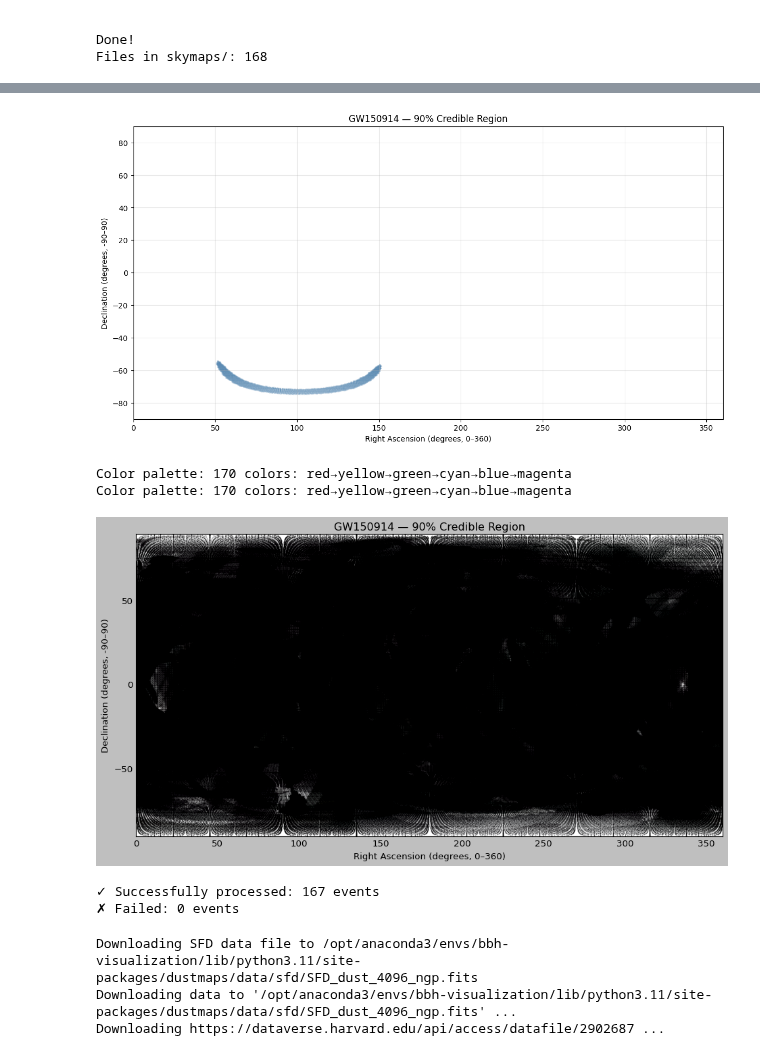
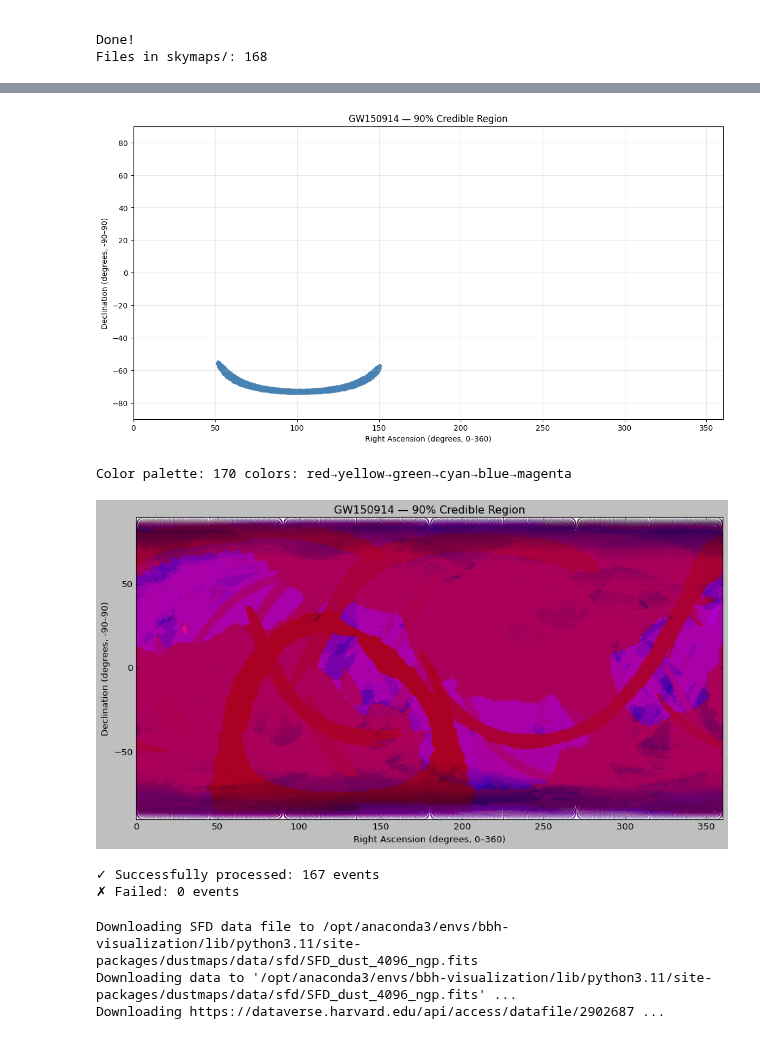
Before and after one commit to ZoeyZhu2/BBH-Visualization, a Jupyter notebook: bbh_visualization.ipynb, the cells around one changed output, grey strips where cells are left out. Saved outputs shown, nothing was run; the diff lists cells and outputs as text; code cells hidden in the pictures.

```diff
--- a/bbh_visualization.ipynb
+++ b/bbh_visualization.ipynb
@@ -38,3 +21,5 @@ Note that this will delete your configuration! For example, if you have specifie
+# %%
+target_nside = 1024  # everything gets brought up to this. This is so I can do pixel by pixel comparisons
 # %%
 #Cell 2: getting all GWTC events
 url = "https://gwosc.org/api/v2/catalogs/GWTC/events"
@@ -268,6 +253,7 @@ os.remove("skymaps/_inspect.tar.gz")
 # %%
 #Cell 8: Loading one skymap (GW150914) to inspect
 # Peek inside the file first
+test_file = "skymaps/GW150914_skymap.fits"
 with fits.open(test_file) as hdul:
     hdul.info()
     print(hdul[1].columns)
@@ -297,6 +283,10 @@ Sum (should be ~1.0): 1.000000
 #Cell 9: Plot a single skymap (GW150914) as equirectangular projection
 # Convert from nested to ring ordering (required for mollview/cartview)
 skymap_ring = hp.reorder(skymap, n2r=True)
+# Resample to target_nside BEFORE computing 90% region
+skymap_ring = hp.ud_grade(skymap_ring, target_nside, order_in='RING', order_out='RING')
+skymap_ring /= skymap_ring.sum()  # renormalize after resampling
+
 
 # Equirectangular projection
 hp.cartview(
@@ -325,9 +315,8 @@ confidence_map = np.zeros(len(skymap_ring)) #reates a new array of zeros, same l
 confidence_map[sorted_indices[:threshold]] = 1.0 #make binary map where every pixel up to the threshold is set to 1.0
 
 # Convert every pixel center to (ra, dec) coordinates to plot as scatter plot
-nside = hp.npix2nside(len(confidence_map)) #Determines the HEALPix resolution level (NSIDE) from the total number of pixels.
-npix = len(confidence_map) #total pixel count
-theta, phi = hp.pix2ang(nside, np.arange(npix), nest=False) #Converts all pixel indices to spherical coordinates: theta (colatitude) and phi (longitude)
+npix = hp.nside2npix(target_nside)
+theta, phi = hp.pix2ang(target_nside, np.arange(npix), nest=False) #Converts all pixel indices to spherical coordinates: theta (colatitude) and phi (longitude)
 
 # healpy uses physics convention: theta=colatitude (0=north pole), phi=longitude
 #Convert from HEALPix's physics convention to astronomical coordinates (RA/Dec).
@@ -347,16 +336,16 @@ plt.ylim(-90, 90)
 plt.grid(True, alpha=0.3)
 plt.show()
 # %% [output]
-[figure, old version]
+[figure, new version]
 # %%
 #Cell 11: Plot all BBH events on one master equirectangular map
 
 #master plot:
+plt.style.use('classic')
 plt.figure(figsize=(14, 7))
 plt.xlabel("Right Ascension (degrees, 0–360)")
 plt.ylabel("Declination (degrees, -90–90)")
 plt.title("GW150914 — 90% Credible Region")
-plt.style.use('classic')
 #Sets axis ranges to match standard astronomical coordinates.
 plt.xlim(0, 360)
 plt.ylim(-90, 90)
@@ -389,43 +378,50 @@ for i, filename in enumerate(skymap_files):
         #convert to ring ordering
         skymap_ring = hp.reorder(skymap_nested, n2r=True)
 
+        # Resample to target_nside BEFORE computing 90% region
+        skymap_ring = hp.ud_grade(skymap_ring, target_nside, order_in='RING', order_out='RING')
+        skymap_ring /= skymap_ring.sum()  # renormalize after resampling
+
         #compute 90% credible region
         sorted_indices = np.argsort(skymap_ring)[::-1]
         #returns the indices that would sort the array from lowest to highest. [::-1] reverses it so it's highest to lowest.
         cumsum = np.cumsum(skymap_ring[sorted_indices])  #an array containing running total of probability (cumulative sums)
         threshold = cumsum.searchsorted(0.90)  # how many pixels to reach 90%, ie the index of cumsum where we reach 0.9
 
         # Make a binary map: 1 inside 90% region, 0 outside
         confidence_map = np.zeros(len(skymap_ring)) #reates a new array of zeros, same length as the skymap.
         confidence_map[sorted_indices[:threshold]] = 1.0 #make binary map where every pixel up to the threshold is set to 1.0
 
         # Convert pixels to RA/Dec coordinates
-        nside = hp.npix2nside(len(confidence_map)) #Determines the HEALPix resolution level (NSIDE) from the total number of pixels.
-        npix = len(confidence_map) #total pixel count
-        theta, phi = hp.pix2ang(nside, np.arange(npix), nest=False) #Converts all pixel indices to spherical coordinates: theta (colatitude) and phi (longitude)
+        npix = hp.nside2npix(target_nside)
+        theta, phi = hp.pix2ang(target_nside, np.arange(npix), nest=False) #Converts all pixel indices to spherical coordinates: theta (colatitude) and phi (longitude)
+
+        #old, non standardized
+        nside = hp.npix2nside(len(skymap_ring))
+        npix = len(skymap_ring)
+        theta, phi = hp.pix2ang(nside, np.arange(npix), nest=False)
 
         dec = 90 - np.degrees(theta)  # convert to declination (-90 to 90)
         ra = np.degrees(phi)           # convert to RA (0 to 360)
 
         # Get only the pixels inside the 90% region
         inside = confidence_map == 1.0
 
         #adding to scatterplot
-        plt.scatter(ra[inside], dec[inside], s=0.01, c=[color], alpha=0.7)
+        plt.scatter(ra[inside], dec[inside], s=0.001, color=color, alpha=0.2)
         successful += 1
 
     except Exception as e:
         failed += 1
         print(f"  ERROR processing {event_name}: {str(e)[:50]}")
 
 
 plt.show()
 print(f"\n✓ Successfully processed: {successful} events")
 print(f"✗ Failed: {failed} events")
 # %% [output]
 Color palette: 170 colors: red→yellow→green→cyan→blue→magenta
-Color palette: 170 colors: red→yellow→green→cyan→blue→magenta
-[figure, old version]
+[figure, new version]
 ✓ Successfully processed: 167 events
 ✗ Failed: 0 events
 # %%
```
Also changed, not shown: parts of 7 cells of this notebook.
